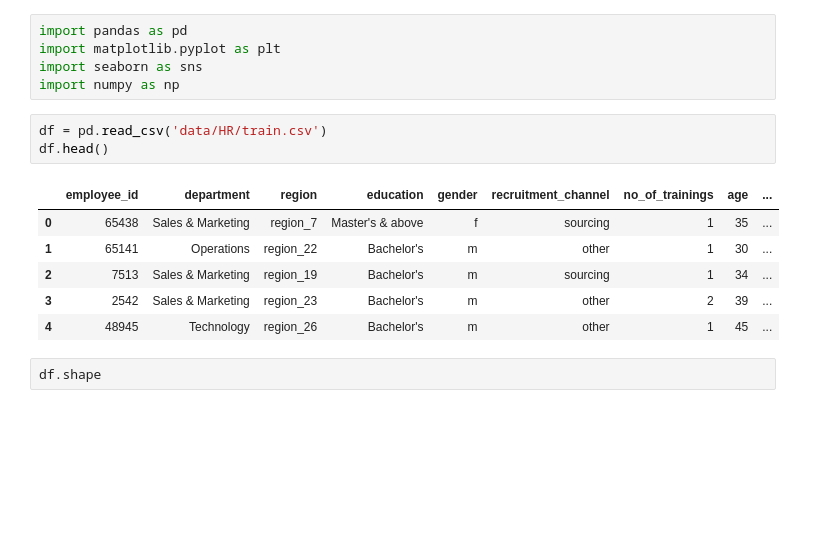
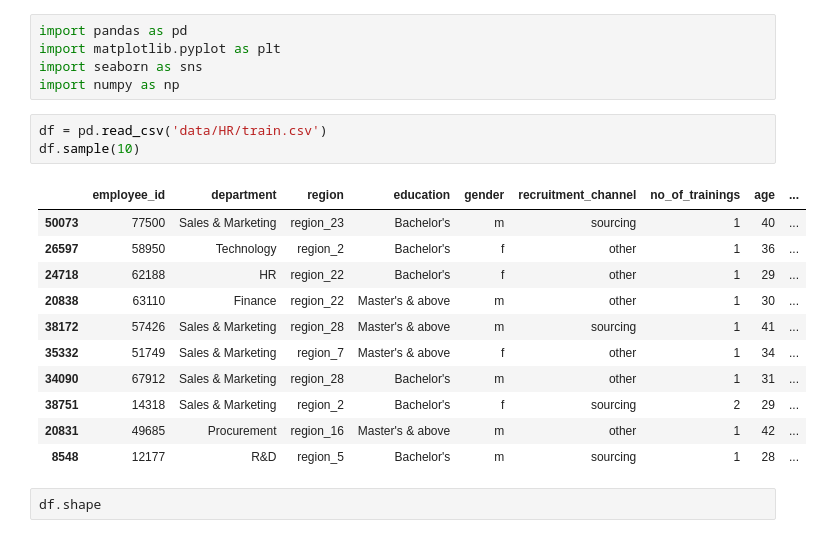
Before and after one commit to Tarun-nagpal07/EDA, a Jupyter notebook: HR_EDA.ipynb, the cells around one changed output. Drawn from its saved outputs; the diff is of its cells as text; blank space fills up the shorter version.

```diff
--- a/HR_EDA.ipynb
+++ b/HR_EDA.ipynb
@@ -5,14 +5,19 @@ import seaborn as sns
 import numpy as np
 # %%
 df = pd.read_csv('data/HR/train.csv')
-df.head()
+df.sample(10)
 # %% [output]
 |  | employee_id | department | region | education | gender | recruitment_channel | no_of_trainings | age | ... |
-| 0 | 65438 | Sales & Marketing | region_7 | Master's & above | f | sourcing | 1 | 35 | ... |
-| 1 | 65141 | Operations | region_22 | Bachelor's | m | other | 1 | 30 | ... |
-| 2 | 7513 | Sales & Marketing | region_19 | Bachelor's | m | sourcing | 1 | 34 | ... |
-| 3 | 2542 | Sales & Marketing | region_23 | Bachelor's | m | other | 2 | 39 | ... |
-| 4 | 48945 | Technology | region_26 | Bachelor's | m | other | 1 | 45 | ... |
+| 50073 | 77500 | Sales & Marketing | region_23 | Bachelor's | m | sourcing | 1 | 40 | ... |
+| 26597 | 58950 | Technology | region_2 | Bachelor's | f | other | 1 | 36 | ... |
+| 24718 | 62188 | HR | region_22 | Bachelor's | f | other | 1 | 29 | ... |
+| 20838 | 63110 | Finance | region_22 | Master's & above | m | other | 1 | 30 | ... |
+| 38172 | 57426 | Sales & Marketing | region_28 | Master's & above | m | sourcing | 1 | 41 | ... |
+| 35332 | 51749 | Sales & Marketing | region_7 | Master's & above | f | other | 1 | 34 | ... |
+| 34090 | 67912 | Sales & Marketing | region_28 | Bachelor's | m | other | 1 | 31 | ... |
+| 38751 | 14318 | Sales & Marketing | region_2 | Bachelor's | f | sourcing | 2 | 29 | ... |
+| 20831 | 49685 | Procurement | region_16 | Master's & above | m | other | 1 | 42 | ... |
+| 8548 | 12177 | R&D | region_5 | Bachelor's | m | sourcing | 1 | 28 | ... |
 # %%
 df.shape
 # %% [output]
```
Also changed, not shown: parts of 50 cells of this notebook, 2 other files.
